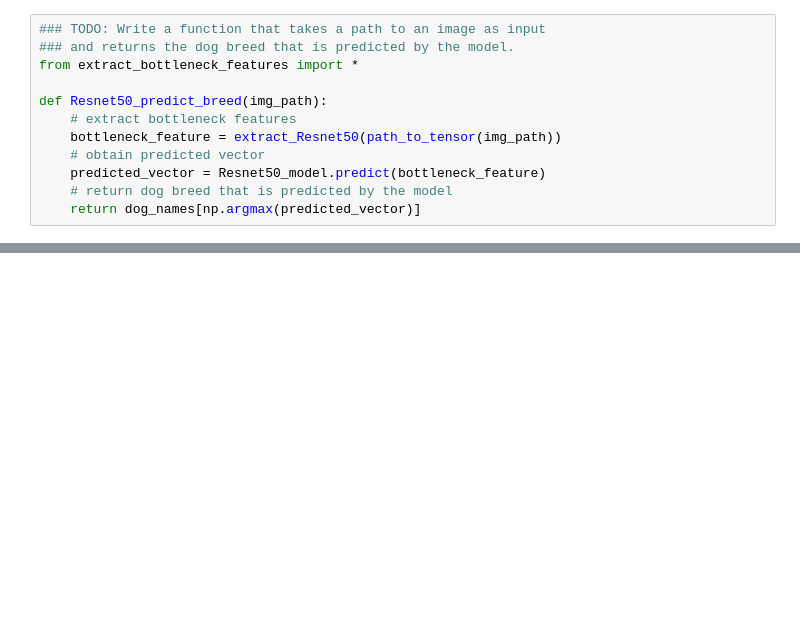
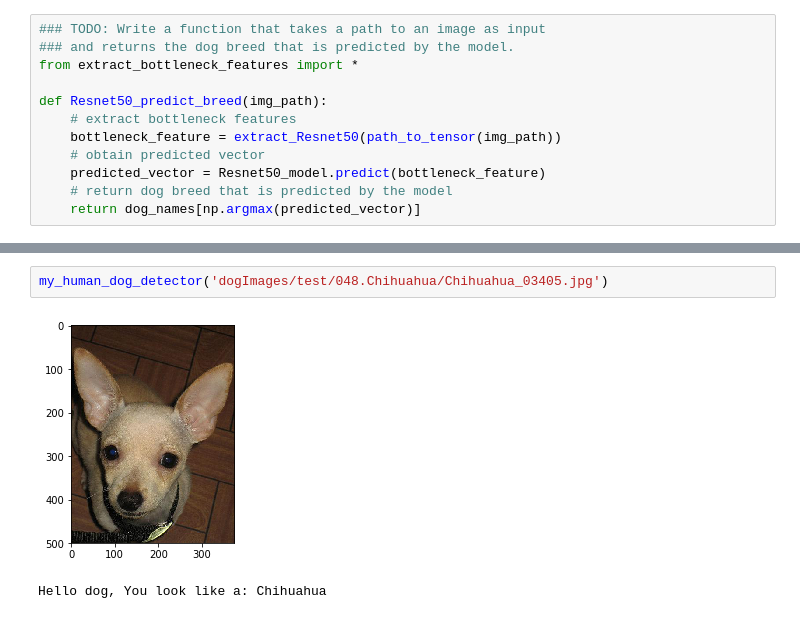
Before and after one commit to birdbird1117/DeepLearning_DogBreedClassifier, a Jupyter notebook: dog_app.ipynb, the cells around one changed output, grey strips where cells are left out. Saved outputs shown, nothing was run; the diff lists cells and outputs as text; blank space fills up the shorter version.

```diff
--- a/dog_app.ipynb
+++ b/dog_app.ipynb
@@ -766,0 +791,5 @@ __Answer:__
+# %%
+my_human_dog_detector('dogImages/test/048.Chihuahua/Chihuahua_03405.jpg')
+# %% [output]
+[figure, added]
+Hello dog, You look like a: Chihuahua
```
Also changed, not shown: parts of 14 cells of this notebook.
